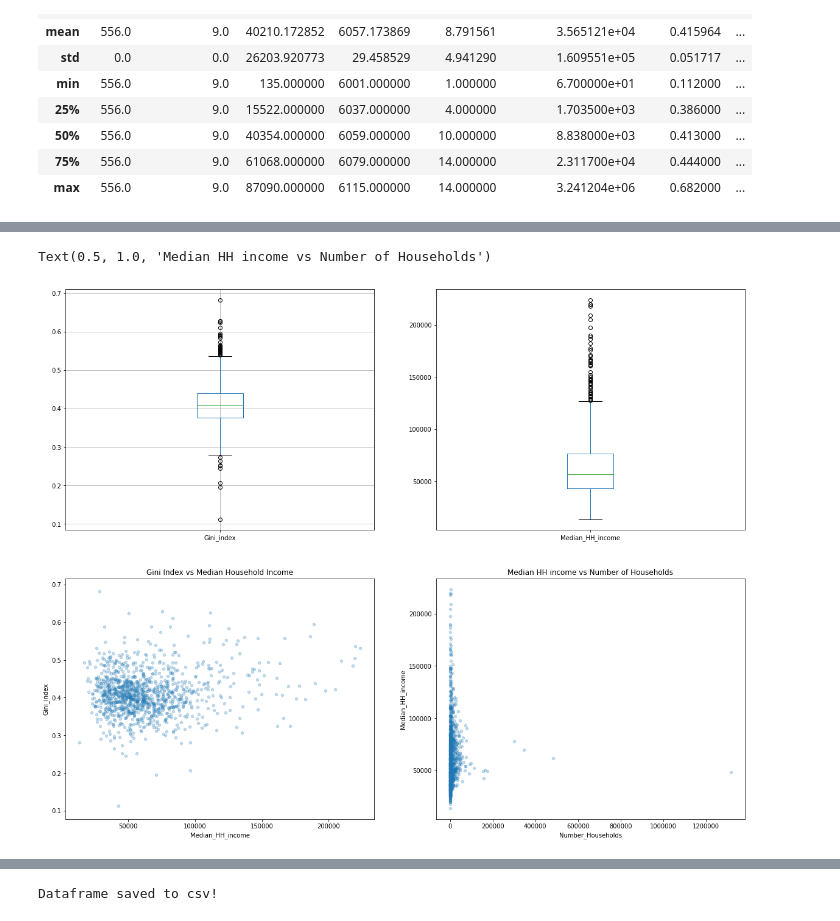
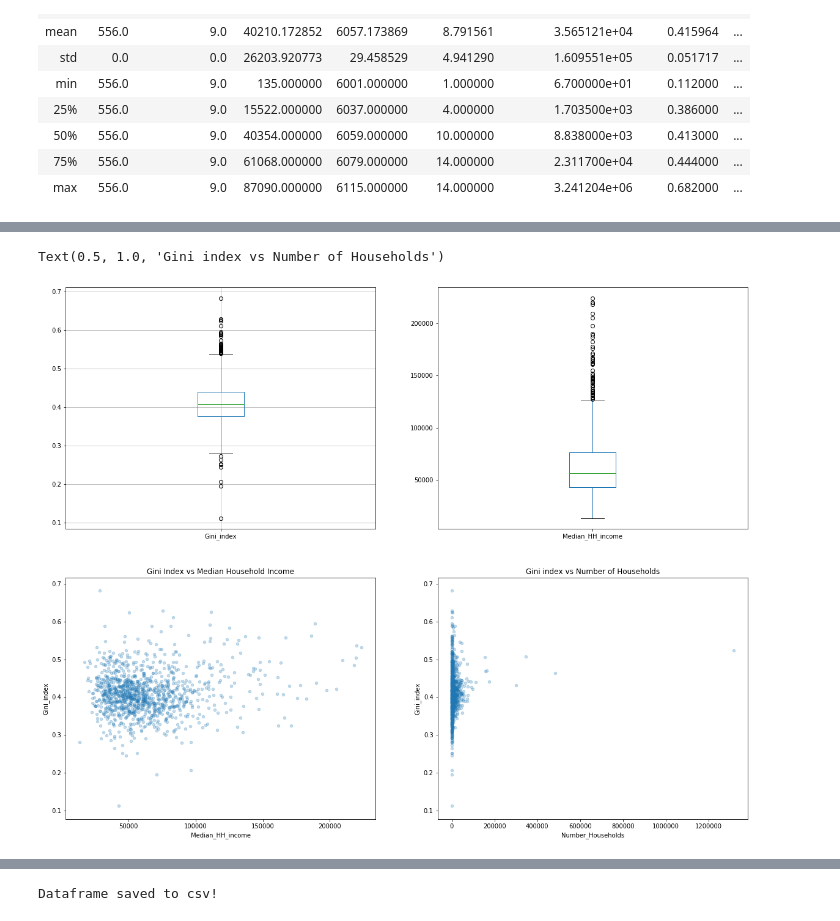
Before and after one commit to Ajstanley89/Income-Inequality-and-California-Culture, a Jupyter notebook: Data Gathering and Exploration.ipynb, the cells around one changed output, grey strips where cells are left out. Drawn from its saved outputs; the diff is of its cells as text; code cells hidden in the pictures.

```diff
--- a/Data Gathering and Exploration.ipynb
+++ b/Data Gathering and Exploration.ipynb
@@ -109,25 +85,25 @@ for i, measure in zip(range(1,4), measures):
 # %%
 # let's visually explore the data
 # create figure and axes objects for the subplots. These are graphed in a 2 x 2 grid
 fig = plt.figure(figsize=(20,16))
 ax1 = fig.add_subplot(221)
 ax2 = fig.add_subplot(222)
 ax3 = fig.add_subplot(223)
 ax4 = fig.add_subplot(224)
 
 # make the top row box plots for gini and median incomes. This will visualize outliers
 cities_df.boxplot(column='Gini_index', ax=ax1)
 cities_df.plot(kind='box', y='Median_HH_income', ax=ax2)
 
 # Use the bottom row for scatter plots showing relationships between variables
 cities_df.plot(kind='scatter', x='Median_HH_income', y='Gini_index', ax=ax3, alpha=0.25)
 ax3.set_title('Gini Index vs Median Household Income')
 
-cities_df.plot(kind='scatter', x='Number_Households', y='Median_HH_income', ax=ax4, alpha=0.25)
-ax4.set_title('Median HH income vs Number of Households')
+cities_df.plot(kind='scatter', x='Number_Households', y='Gini_index', ax=ax4, alpha=0.25)
+ax4.set_title('Gini index vs Number of Households')
 # %% [output]
-Text(0.5, 1.0, 'Median HH income vs Number of Households')
+Text(0.5, 1.0, 'Gini index vs Number of Households')
-[figure, old version]
+[figure, new version]
 # %%
 # Define function to build query url and make api call to 4square
 def get_data(location, client=client, client_secret=client_secret, time='any', openNow=0, price='1,2,3,4', v='20191206'):
```
Also changed, not shown: parts of 19 cells of this notebook, 2 other files.
